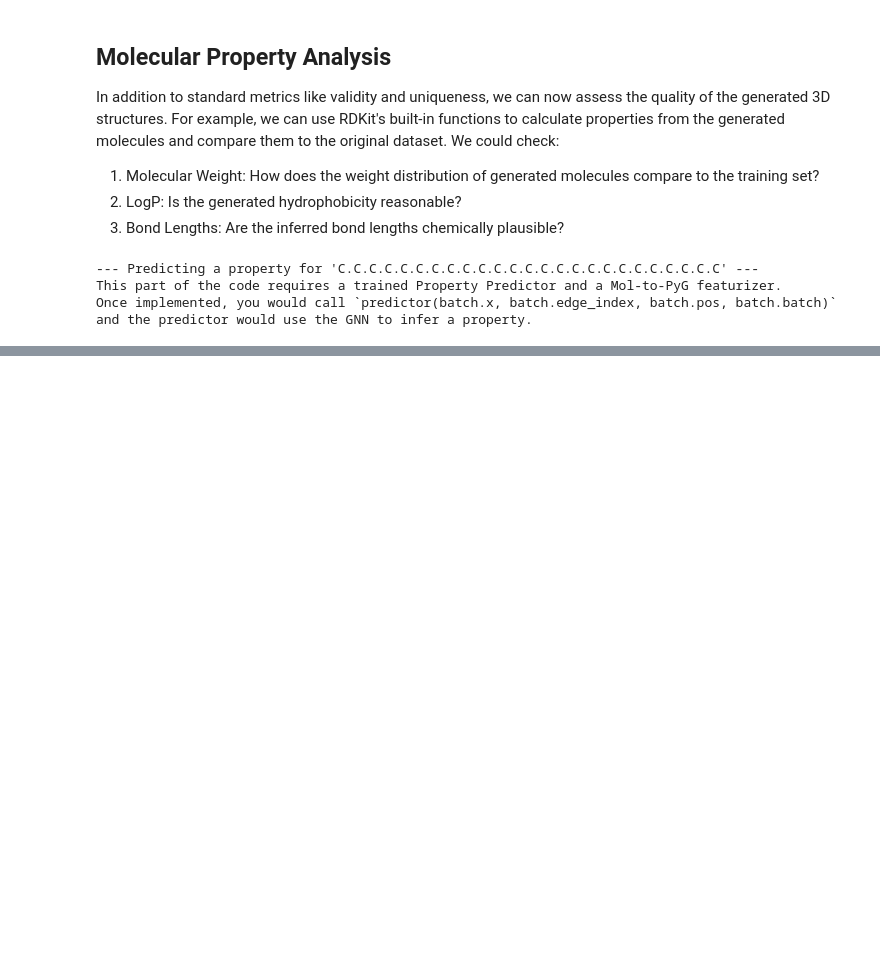
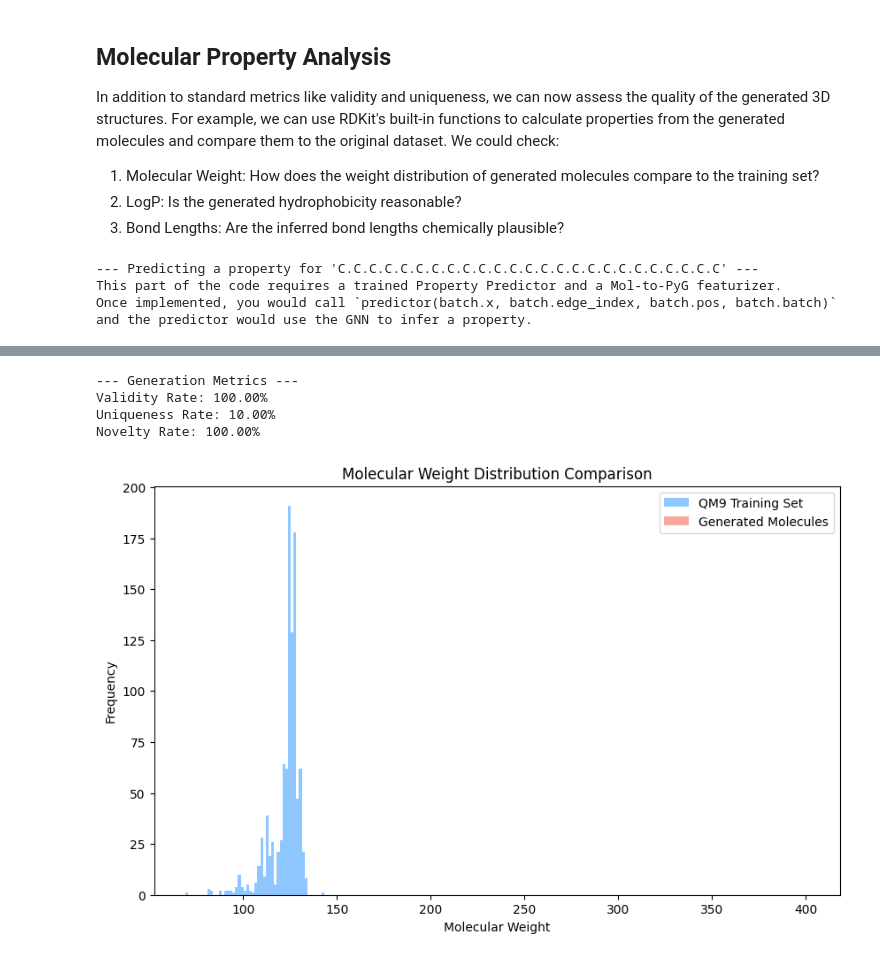
Before and after one commit to Jan10e/diffusion_gnn, a Jupyter notebook: experiments/notebooks/21_mol_diff_generation_and_validation.ipynb, the cells around one changed output, grey strips where cells are left out. Drawn from its saved outputs; the diff is of its cells as text; code cells hidden in the pictures; blank space fills up the shorter version.

Commit message:
added validation of molecule features

```diff
--- a/experiments/notebooks/21_mol_diff_generation_and_validation.ipynb
+++ b/experiments/notebooks/21_mol_diff_generation_and_validation.ipynb
@@ -187,0 +228,50 @@ and the predictor would use the GNN to infer a property.
+# %%
+# Create a list of SMILES from the generated molecules
+generated_smiles_list = [Chem.MolToSmiles(mol) for mol in generated_mols if mol]
+
+# Calculate the metrics
+validity_rate = calculate_validity_rate(generated_smiles_list)
+uniqueness_rate = calculate_uniqueness_rate(generated_smiles_list)
+novelty_rate = calculate_novelty_rate(generated_smiles_list, qm9_train_smiles)
+
+# Print the results
+print("\n--- Generation Metrics ---")
+print(f"Validity Rate: {validity_rate:.2%}")
+print(f"Uniqueness Rate: {uniqueness_rate:.2%}")
+print(f"Novelty Rate: {novelty_rate:.2%}")
+# %% [output]
+--- Generation Metrics ---
+Validity Rate: 100.00%
+Uniqueness Rate: 10.00%
+Novelty Rate: 100.00%
+# %%
+# Function to get a list of a property for a list of SMILES
+def get_property_list(smiles_list, property_func):
+    return [
+        property_func(Chem.MolFromSmiles(smi))
+        for smi in smiles_list
+        if Chem.MolFromSmiles(smi)
+    ]
+
+# Calculate molecular weights for generated and training molecules
+generated_mol_weights = get_property_list(generated_smiles_list, Descriptors.MolWt)
+qm9_mol_weights = get_property_list(qm9_train_smiles, Descriptors.MolWt)
+
+# Plot the distributions
+plt.figure(figsize=(10, 6))
+plt.hist(qm9_mol_weights, bins=50, alpha=0.5, label='QM9 Training Set', color='dodgerblue')
+plt.hist(generated_mol_weights, bins=50, alpha=0.7, label='Generated Molecules', color='salmon')
+plt.title('Molecular Weight Distribution Comparison')
+plt.xlabel('Molecular Weight')
+plt.ylabel('Frequency')
+plt.legend()
+plt.show()
+
+print("\n")
+
+# You can repeat this for other properties like LogP or TPSA if desired
+# For example:
+# generated_logp = get_property_list(generated_smiles_list, Descriptors.MolLogP)
+# qm9_logp = get_property_list(qm9_train_smiles, Descriptors.MolLogP)
+# %% [output]
+[figure, added]
```
Also changed, not shown: parts of 3 cells of this notebook.
